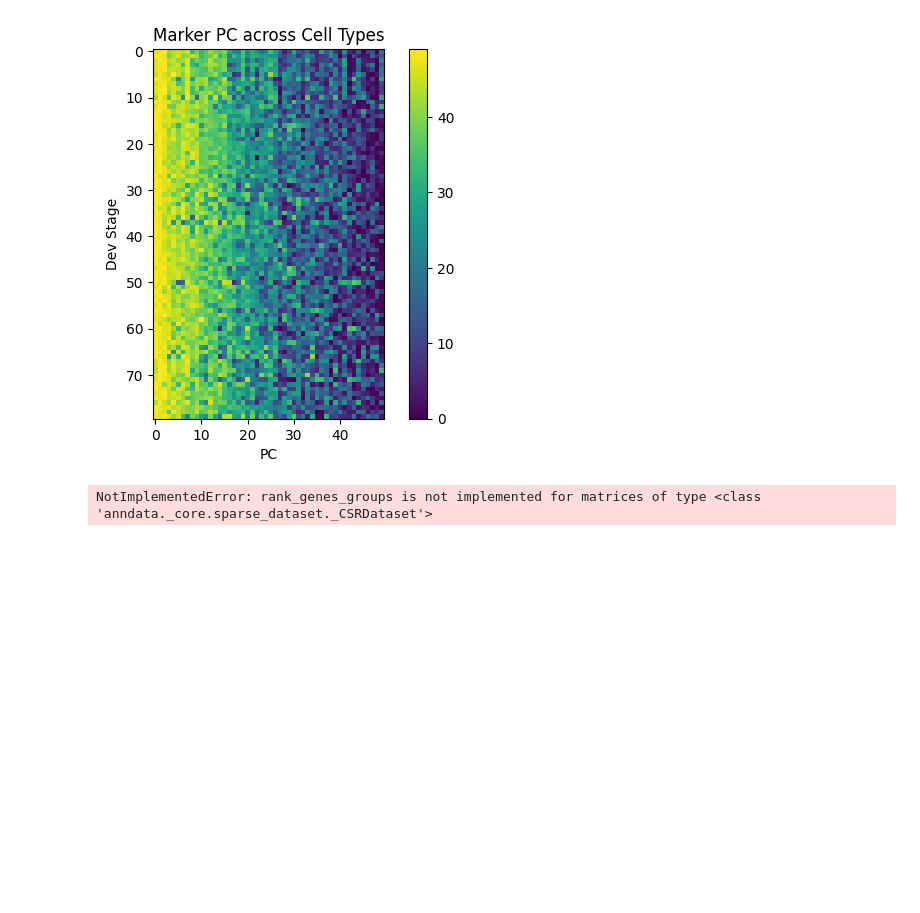
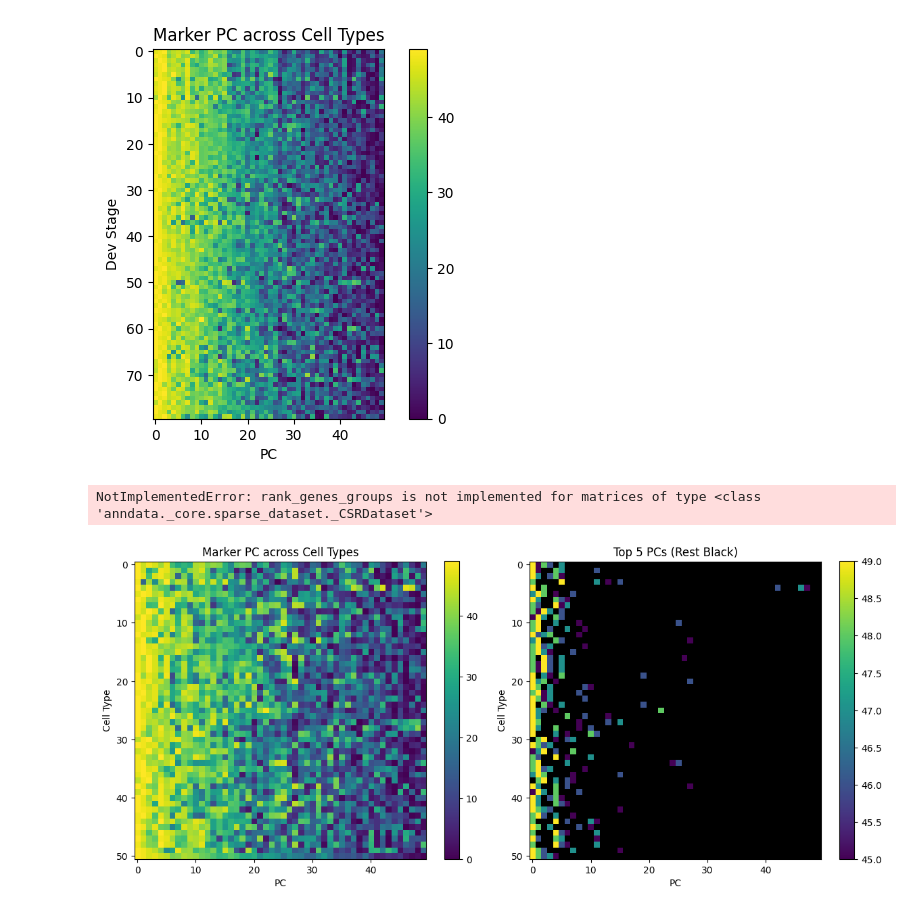
Before and after one commit to nveshaan/msde, a Jupyter notebook: notebooks/marker.ipynb, the cells around one changed output. Cells and saved outputs as stored; diff of their text form; code cells hidden in the pictures; blank space fills up the shorter version.

```diff
--- a/notebooks/marker.ipynb
+++ b/notebooks/marker.ipynb
@@ -58,3 +58,39 @@ plt.show()
 sc.tl.rank_genes_groups(adata, groupby='cell_type')
 # %% [output]
 NotImplementedError: rank_genes_groups is not implemented for matrices of type <class 'anndata._core.sparse_dataset._CSRDataset'>
+# %%
+import matplotlib.cm as cm
+
+# Get the stacked array
+stacked = np.stack(markers_by_cell.values)
+
+# Set up the figure with 2 subplots side-by-side
+fig, (ax1, ax2) = plt.subplots(1, 2, figsize=(12, 5))
+
+# --- Plot 1: All Ranks ---
+im1 = ax1.imshow(stacked)
+fig.colorbar(im1, ax=ax1)
+ax1.set_xlabel("PC")
+ax1.set_ylabel("Cell Type")
+ax1.set_title("Marker PC across Cell Types")
+
+# --- Plot 2: Top 5 in color, rest black ---
+# Find the threshold for the top 5 ranks.
+# (If you wanted the 5 smallest distances instead, change this to: masked_stacked = np.where(stacked < 5, stacked, np.nan))
+threshold = stacked.shape[1] - 5
+masked_stacked = np.where(stacked >= threshold, stacked, np.nan)
+
+# Create a colormap and set NaN values to black
+cmap = cm.get_cmap("viridis").copy()  # Use whichever colormap you prefer
+cmap.set_bad("black")
+
+im2 = ax2.imshow(masked_stacked, cmap=cmap)
+fig.colorbar(im2, ax=ax2)
+ax2.set_xlabel("PC")
+ax2.set_ylabel("Cell Type")
+ax2.set_title("Top 5 PCs (Rest Black)")
+
+plt.tight_layout()
+plt.show()
+# %% [output]
+[figure, added]
```
Also changed, not shown: 1 other file.
